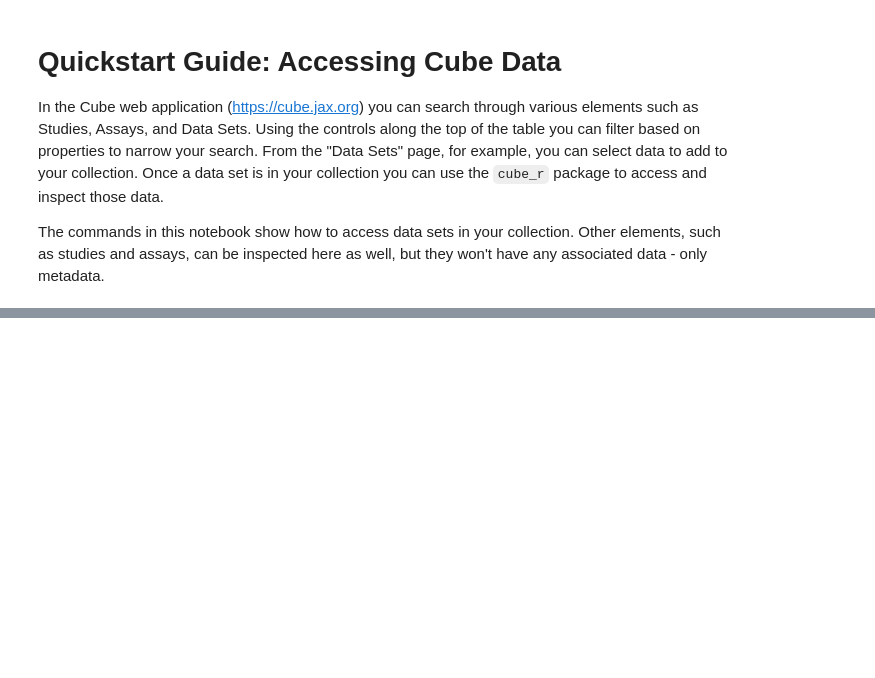
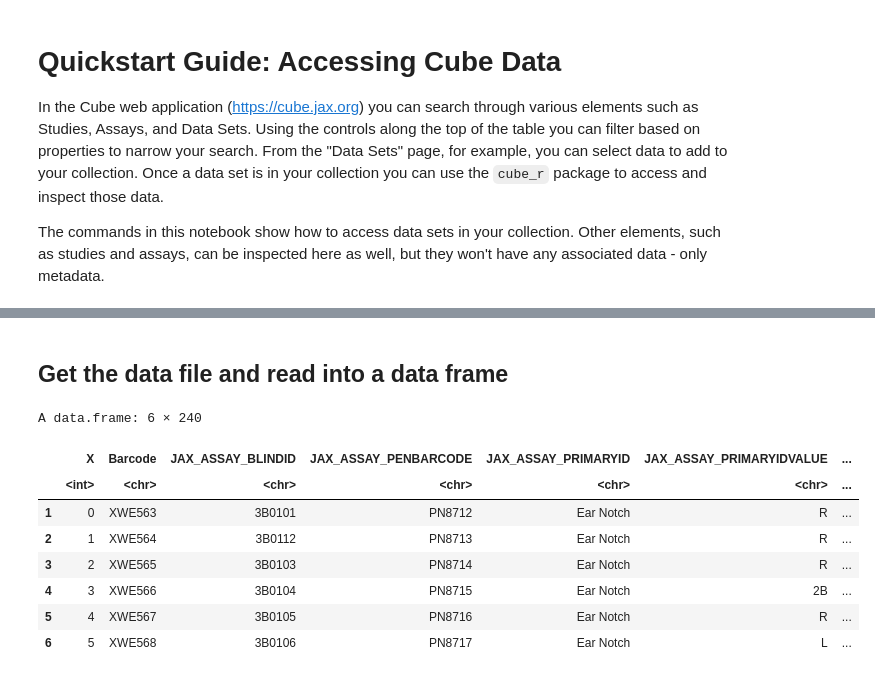
Before and after one commit to TheJacksonLaboratory/cube_retreat, a Jupyter notebook: cube_access_quickstart.ipynb, the cells around one changed output, grey strips where cells are left out. Saved outputs shown, nothing was run; the diff lists cells and outputs as text; code cells hidden in the pictures; blank space fills up the shorter version.

```diff
--- a/cube_access_quickstart.ipynb
+++ b/cube_access_quickstart.ipynb
@@ -109,0 +82,18 @@ Auth0DeviceAuth:
+# %% [markdown]
+## Get the data file and read into a data frame
+# %%
+bucket_name = uri[[3]][[1]]
+file_name = uri[[4]][[1]]
+data_dir = gs_data_dir( bucket_name )
+df <- read.table(file.path(data_dir, file_name), sep = '\t',header = TRUE)
+head(df)
+# %% [output]
+A data.frame: 6 × 240
+|  | X | Barcode | JAX_ASSAY_BLINDID | JAX_ASSAY_PENBARCODE | JAX_ASSAY_PRIMARYID | JAX_ASSAY_PRIMARYIDVALUE | ... |
+|  | <int> | <chr> | <chr> | <chr> | <chr> | <chr> | ... |
+| 1 | 0 | XWE563 | 3B0101 | PN8712 | Ear Notch | R | ... |
+| 2 | 1 | XWE564 | 3B0112 | PN8713 | Ear Notch | R | ... |
+| 3 | 2 | XWE565 | 3B0103 | PN8714 | Ear Notch | R | ... |
+| 4 | 3 | XWE566 | 3B0104 | PN8715 | Ear Notch | 2B | ... |
+| 5 | 4 | XWE567 | 3B0105 | PN8716 | Ear Notch | R | ... |
+| 6 | 5 | XWE568 | 3B0106 | PN8717 | Ear Notch | L | ... |
```
Also changed, not shown: parts of 13 cells of this notebook, 1 other file.
